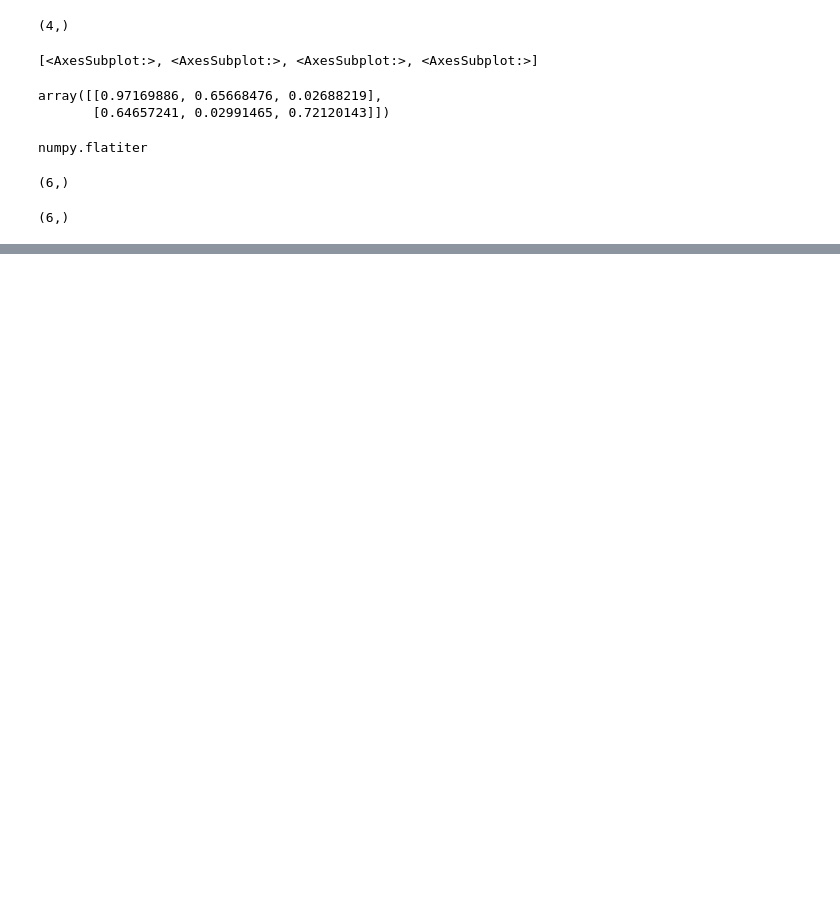
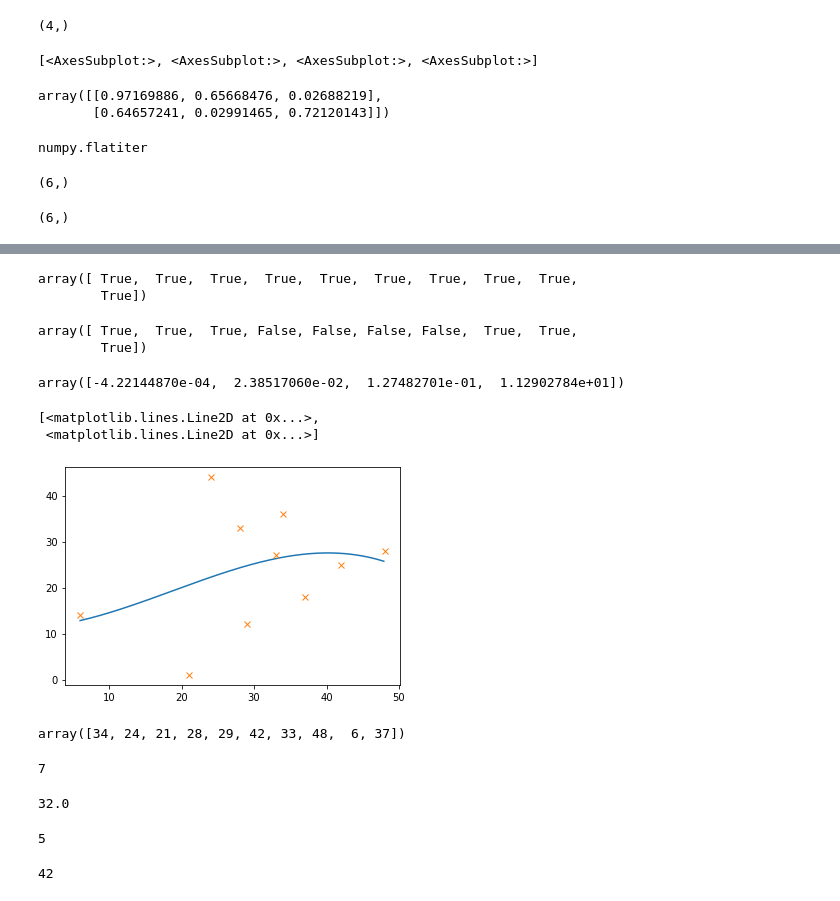
Before and after one commit to insommer/AnalysisCode, a Jupyter notebook: Applications/Coding Test.ipynb, the cells around one changed output, grey strips where cells are left out. Saved outputs shown, nothing was run; the diff lists cells and outputs as text; code cells hidden in the pictures; blank space fills up the shorter version.

```diff
--- a/Applications/Coding Test.ipynb
+++ b/Applications/Coding Test.ipynb
@@ -174,5 +176,6 @@ AA.ravel().shape
 # %%
-aa = np.random.rand(8)
+aa = np.random.randint(1,50,10)
+bb = np.random.randint(1,50,10)
 # %%
 aa
 # %% [output]
@@ -192,0 +220,6 @@ array([2])
+# %%
+mask = np.full(aa.shape, True)
+mask
+# %% [output]
+array([ True,  True,  True,  True,  True,  True,  True,  True,  True,
+        True])
@@ -192,0 +228,39 @@ array([2])
+# %%
+mask
+# %% [output]
+array([ True,  True,  True, False, False, False, False,  True,  True,
+        True])
+# %%
+pp = np.polyfit(aa, bb, 3)
+pp
+# %% [output]
+array([-4.22144870e-04,  2.38517060e-02,  1.27482701e-01,  1.12902784e+01])
+# %%
+xx = np.arange(aa.min(), aa.max(), 0.1)
+yy = pp[0] * xx**3 + pp[1] * xx**2 + pp[2] * xx + pp[3]
+# %%
+plt.plot(xx, yy, aa, bb, 'x')
+# %% [output]
+[<matplotlib.lines.Line2D at 0x...>,
+ <matplotlib.lines.Line2D at 0x...>]
+[figure, added]
+# %%
+aa
+# %% [output]
+array([34, 24, 21, 28, 29, 42, 33, 48,  6, 37])
+# %%
+np.argmax(aa)
+# %% [output]
+7
+# %%
+aa.max()/1.5
+# %% [output]
+32.0
+# %%
+(aa < aa.max()/1.5).sum()
+# %% [output]
+5
+# %%
+np.ptp(aa)
+# %% [output]
+42
```
Also changed, not shown: parts of 11 cells of this notebook, 7 other files.
